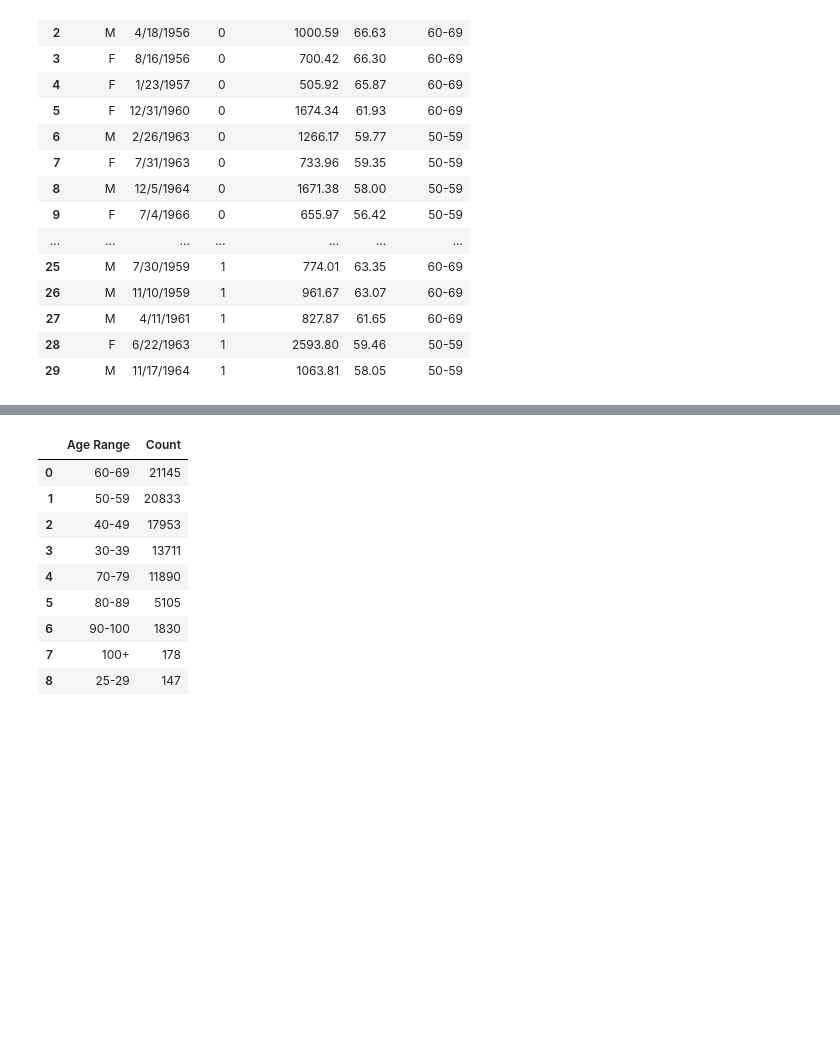
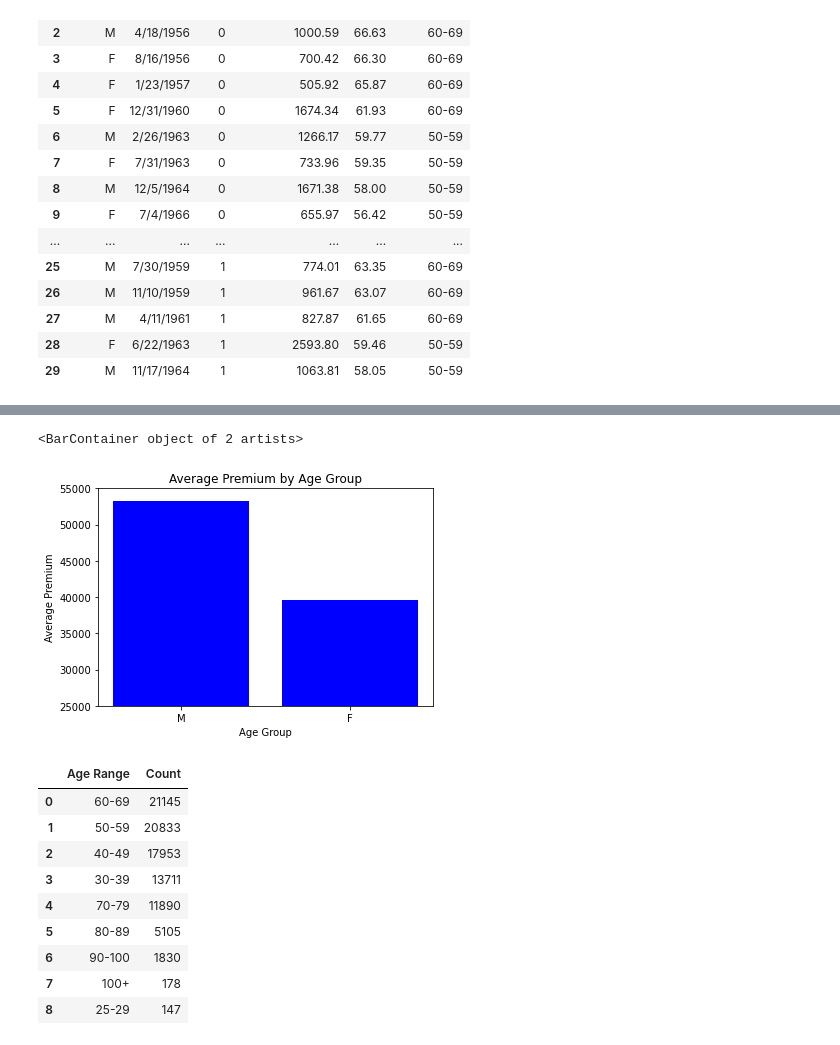
Before and after one commit to jthubert10/Auto_Insurance_Analysis, a Jupyter notebook: pyInsuranceAge.ipynb, the cells around one changed output, grey strips where cells are left out. Saved outputs shown, nothing was run; the diff lists cells and outputs as text; code cells hidden in the pictures; blank space fills up the shorter version.

```diff
--- a/pyInsuranceAge.ipynb
+++ b/pyInsuranceAge.ipynb
@@ -45 +67,16 @@ ins_df.head(30)
+# %%
+# Create bar chart comparing total count of each gender
+# Establish x and y variables
+genders = gender_counts_df["Gender"]
+gender_count = gender_counts_df["Count"]
+
+# Plot bar graph with above data
+plt.title("Average Premium by Age Group")
+plt.xlabel("Age Group")
+plt.ylabel("Average Premium")
+plt.ylim(25000,55000)
+plt.bar(genders, gender_count, color='b', align='center')
+# %% [output]
+<BarContainer object of 2 artists>
+[figure, added]
 # %%
```
Also changed, not shown: parts of 5 cells of this notebook.
